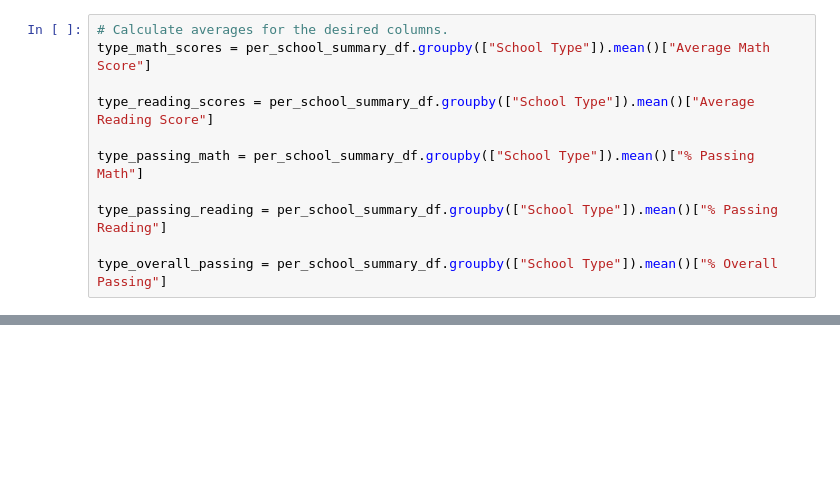
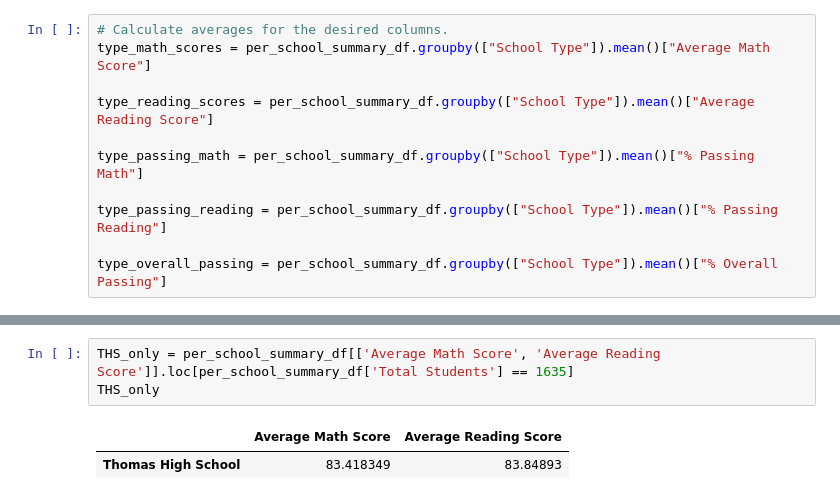
Before and after one commit to macdkw89/School_District_Analysis, a Jupyter notebook: PyCitySchools.ipynb, the cells around one changed output, grey strips where cells are left out. Cells and saved outputs as stored; diff of their text form; blank space fills up the shorter version.

```diff
--- a/PyCitySchools.ipynb
+++ b/PyCitySchools.ipynb
@@ -1104,3 +1104,9 @@ type_summary_df
 | School Type |  |  |  |  |  |
 | Charter | 83.5 | 83.9 | 94 | 97 | 90 |
 | District | 77.0 | 81.0 | 67 | 81 | 54 |
+# %%
+THS_only = per_school_summary_df[['Average Math Score', 'Average Reading Score']].loc[per_school_summary_df['Total Students'] == 1635]
+THS_only
+# %% [output]
+|  | Average Math Score | Average Reading Score |
+| Thomas High School | 83.418349 | 83.84893 |
```
Also changed, not shown: 3 other files.
